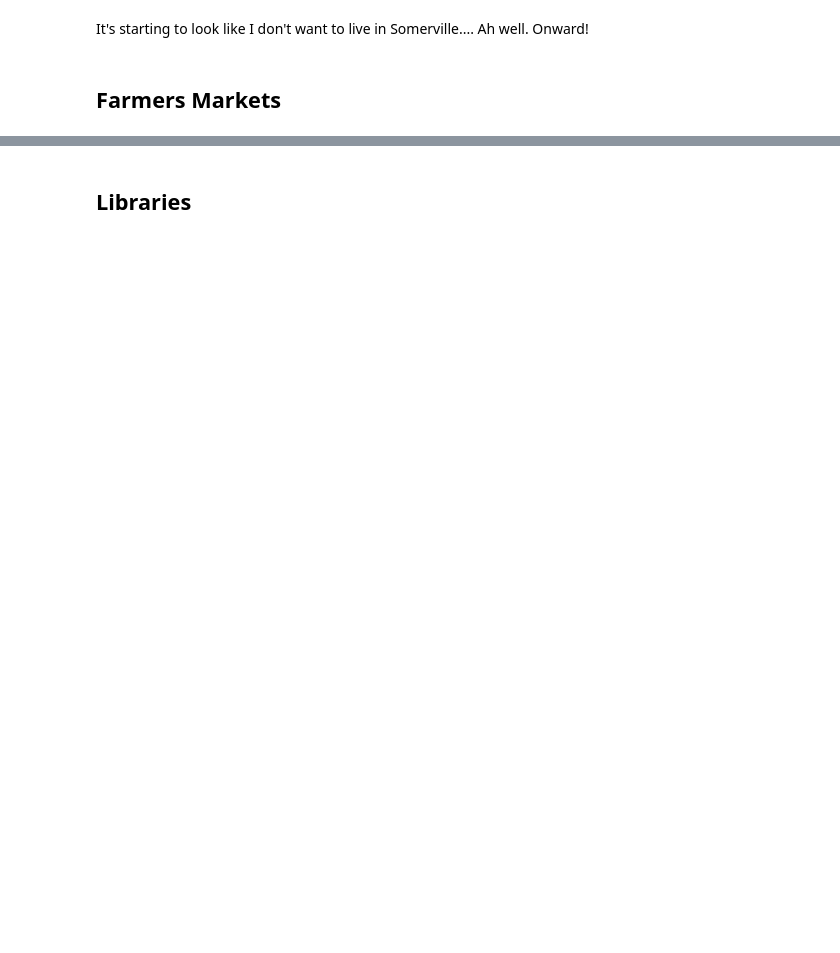
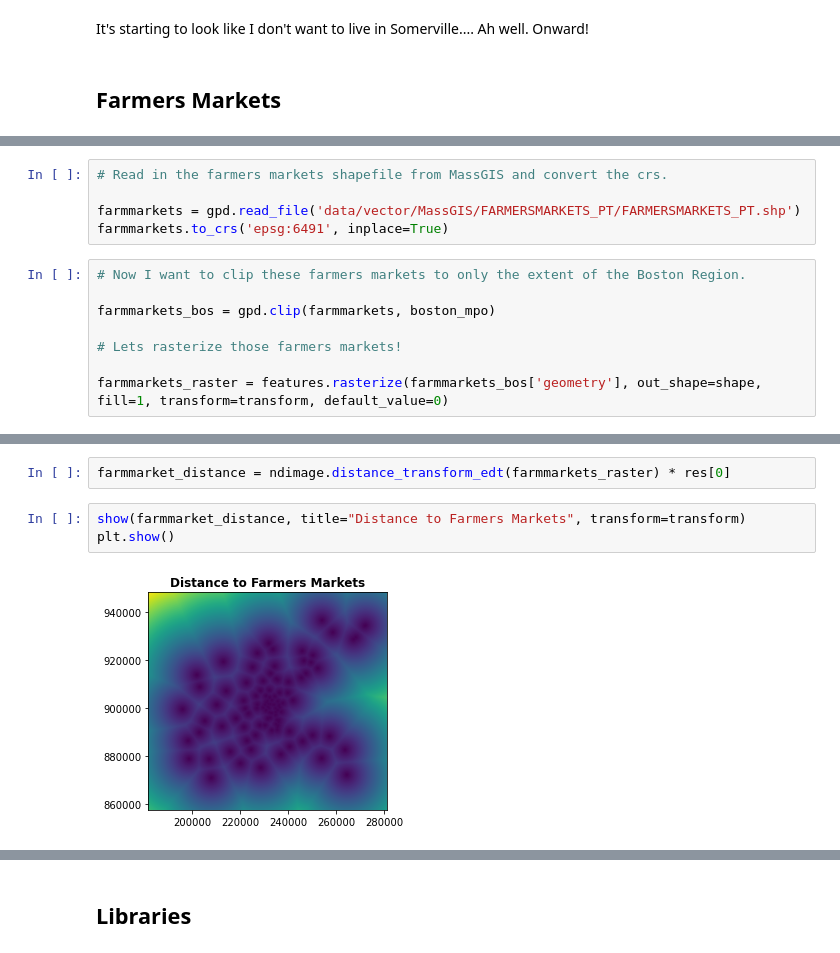
Before and after one commit to krowe42/FinalProject-LivingDecisions, a Jupyter notebook: Rowe-LivingDecisions.ipynb, the cells around one changed output, grey strips where cells are left out. Saved outputs shown, nothing was run; the diff lists cells and outputs as text; blank space fills up the shorter version.

Commit message:
finished farmers markets and libraries

```diff
--- a/Rowe-LivingDecisions.ipynb
+++ b/Rowe-LivingDecisions.ipynb
@@ -377,0 +383,13 @@ It's starting to look like I don't want to live in Somerville.... Ah well. Onwar
+# %%
+# Read in the farmers markets shapefile from MassGIS and convert the crs.
+
+farmmarkets = gpd.read_file('data/vector/MassGIS/FARMERSMARKETS_PT/FARMERSMARKETS_PT.shp')
+farmmarkets.to_crs('epsg:6491', inplace=True)
+# %%
+# Now I want to clip these farmers markets to only the extent of the Boston Region.
+
+farmmarkets_bos = gpd.clip(farmmarkets, boston_mpo)
+
+# Lets rasterize those farmers markets!
+
+farmmarkets_raster = features.rasterize(farmmarkets_bos['geometry'], out_shape=shape, fill=1, transform=transform, default_value=0)
@@ -377,0 +408,7 @@ It's starting to look like I don't want to live in Somerville.... Ah well. Onwar
+# %%
+farmmarket_distance = ndimage.distance_transform_edt(farmmarkets_raster) * res[0]
+# %%
+show(farmmarket_distance, title="Distance to Farmers Markets", transform=transform)
+plt.show()
+# %% [output]
+[figure, added]
```
Also changed, not shown: parts of 21 cells of this notebook.
